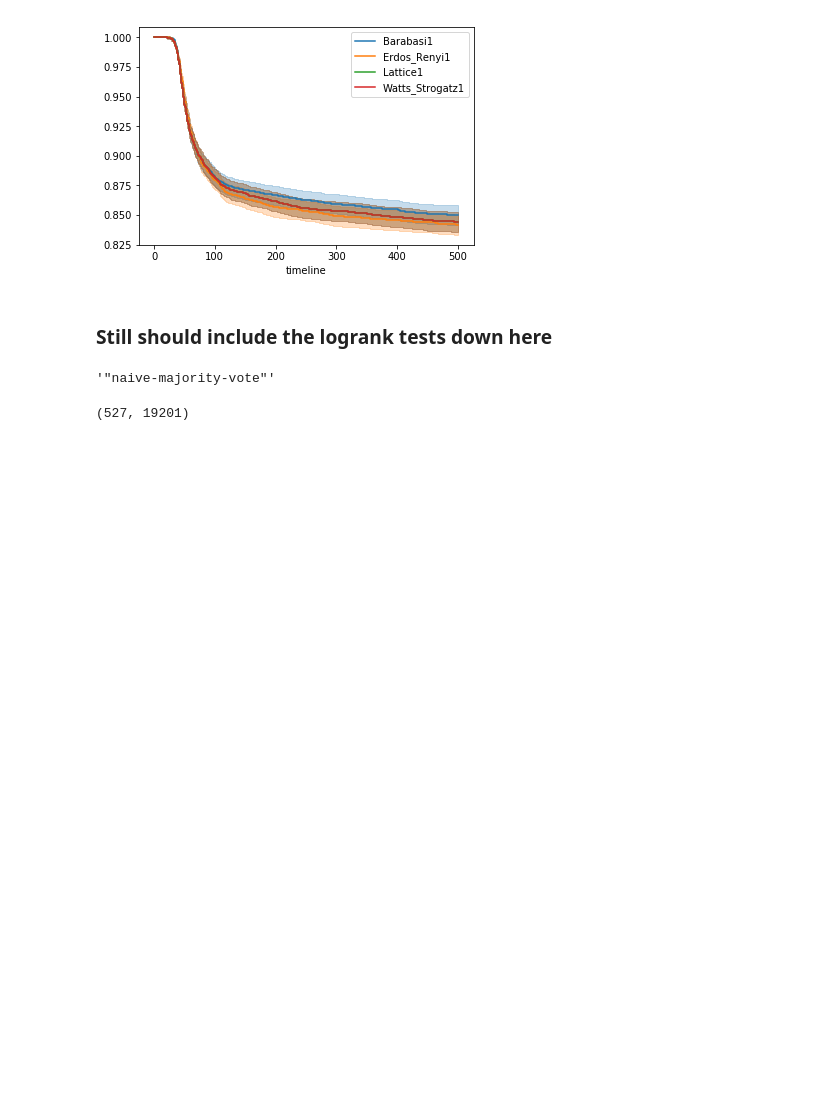
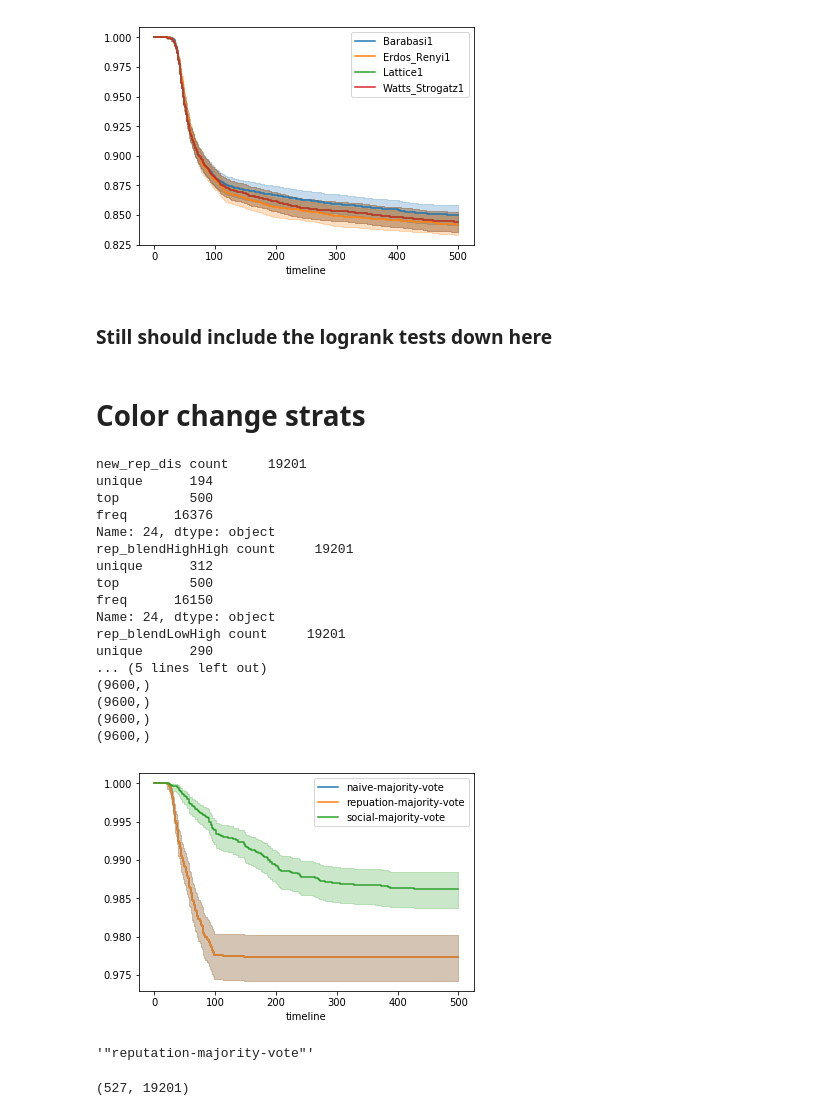
Before and after one commit to nicholson2208/mmss-thesis, a Jupyter notebook: SurvivalAnalysis.ipynb, the cells around one changed output. Drawn from its saved outputs; the diff is of its cells as text; code cells hidden in the pictures; blank space fills up the shorter version.

Commit message:
added color change stuff

```diff
--- a/SurvivalAnalysis.ipynb
+++ b/SurvivalAnalysis.ipynb
@@ -95,13 +95,14 @@ unique      290
 [figure]
 # %% [markdown]
 ### Still should include the logrank tests down here
+# %% [markdown]
+# Color change strats
 # %%
 # Still missing some of the data, but this suggest that network struture doesn't matter if you can change your network
 
-b_durations = np.array([])
-e_durations = np.array([])
-l_durations = np.array([])
-w_durations = np.array([])
+naive_durations = np.array([])
+rep_durations = np.array([])
+social_durations = np.array([])
 
 for exp_name in ["new_rep_dis", "rep_blendHighHigh", "rep_blendLowHigh"]:  # obvi missing some of the data.
 
@@ -109,60 +110,76 @@ for exp_name in ["new_rep_dis", "rep_blendHighHigh", "rep_blendLowHigh"]:  # obv
         with open("./BehaviorSpace_output/dynamic_network " + exp_name + "-spreadsheet.csv", 'rb') as infile:
                 data_in = infile.readlines()
 
         with open("./BehaviorSpace_output/cleaned_" + exp_name + "-spreadsheet.csv", 'wb') as outfile:
             outfile.writelines(data_in[6:])
 
     df = pd.read_csv("./BehaviorSpace_output/cleaned_" + exp_name + "-spreadsheet.csv")
 
     print(exp_name, df.iloc[24].describe())
 
 
     for ii in range(1, df.shape[1], 2): # the cols with the data in them
-        network = df.iloc[11, ii].strip('"')
+        color_change_strat = df.iloc[9, ii].strip('"')
 
-        if network == "Barabasi1":
-            b_durations = np.append(b_durations, int(df.iloc[24, ii]))
-        elif network == "Erdos_Renyi1":
-            e_durations = np.append(e_durations, int(df.iloc[24, ii]))
-        elif network == "Lattice1":
-            l_durations = np.append(l_durations, int(df.iloc[24, ii]))
-        elif network == "Watts_Strogratz1":
-            w_durations = np.append(w_durations, int(df.iloc[24, ii]))
+        if color_change_strat == "naive-majority-vote":
+            naive_durations = np.append(naive_durations, int(df.iloc[24, ii]))
+        elif color_change_strat == "reputation-majority-vote":
+            rep_durations = np.append(rep_durations, int(df.iloc[24, ii]))
+        elif color_change_strat == "social-majority-vote":
+            social_durations = np.append(social_durations, int(df.iloc[24, ii]))
+
 
 
 from lifelines import KaplanMeierFitter
 kmf = KaplanMeierFitter()
 
 ax = plt.subplot(111)
 
 
-for network in ["Barabasi1", "Erdos_Renyi1", "Lattice1", "Watts_Strogatz1"]:
-    if network == "Barabasi1":
-        durations = b_durations
-    elif network == "Erdos_Renyi1":
-        durations = e_durations
-    elif network == "Lattice1":
-        durations = l_durations
-    elif network == "Watts_Strogratz1":
-        durations = w_durations
+for color_change_strat in ["naive-majority-vote", "repuation-majority-vote","social-majority-vote"]:
+    if color_change_strat == "naive-majority-vote":
+        durations = naive_durations
+    if color_change_strat == "reputation-majority-vote":
+        durations = rep_durations
+    if color_change_strat == "social-majority-vote":
+        durations = social_durations
 
     deaths = np.where(durations >= 500, 0, 1)
 
     print(durations.shape)
     print(deaths.shape)
 
     kmf = KaplanMeierFitter()
 
-    kmf.fit(durations, event_observed=deaths, label = network)
+    kmf.fit(durations, event_observed=deaths, label = color_change_strat)
     kmf.plot(ax=ax)
+# %% [output]
+new_rep_dis count     19201
+unique      194
+top         500
+freq      16376
+Name: 24, dtype: object
+rep_blendHighHigh count     19201
+unique      312
+top         500
+freq      16150
+Name: 24, dtype: object
+rep_blendLowHigh count     19201
+unique      290
+... (5 lines left out)
+(9600,)
+(9600,)
+(9600,)
+(9600,)
+[figure, added]
 # %%
 # if I want to do some descriptives on whether how close things are.
 
 convergence_numbers = df.iloc[26:, 1:]
 # %%
-df.iloc[9, 1]
+df.iloc[9, 9101]
 # %% [output]
-'"naive-majority-vote"'
+'"reputation-majority-vote"'
 # %%
 df.shape
 # %% [output]
```
Also changed, not shown: parts of 2 cells of this notebook.
